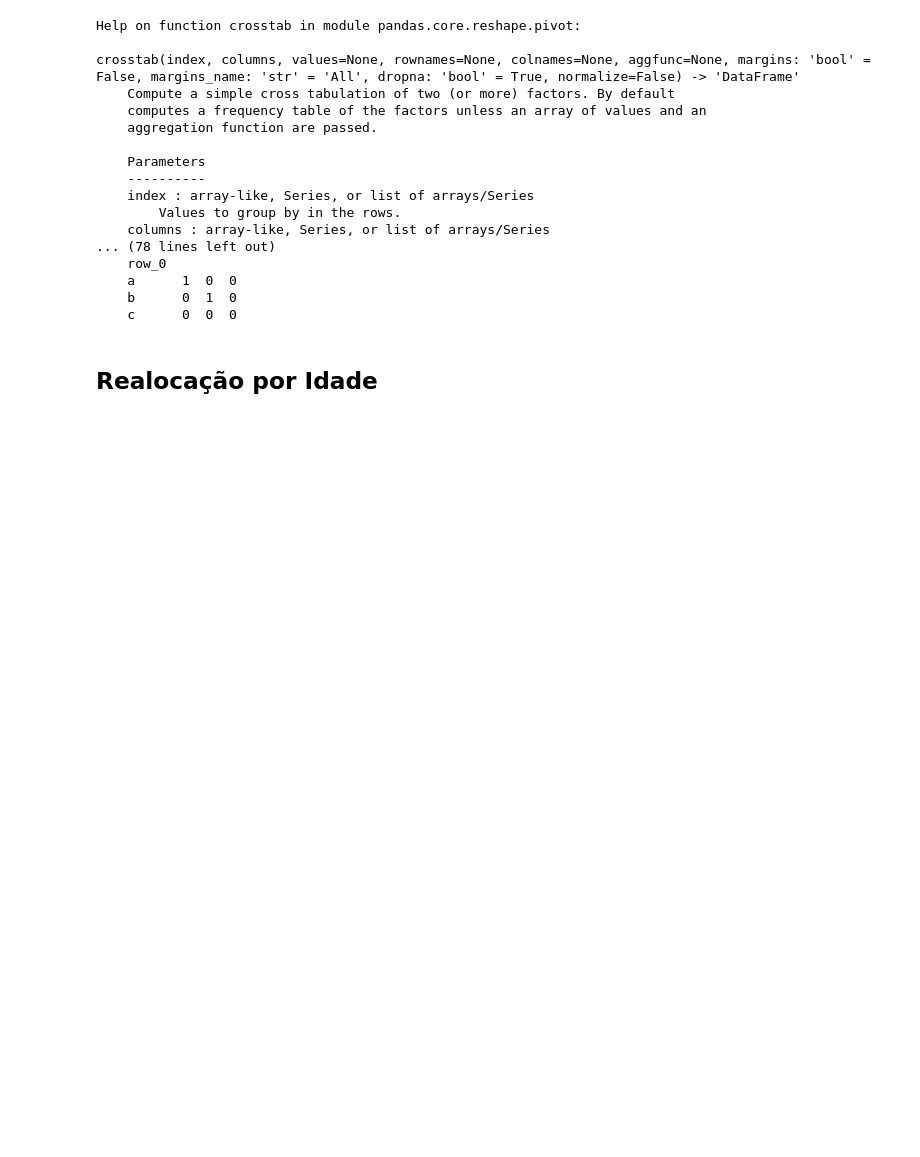
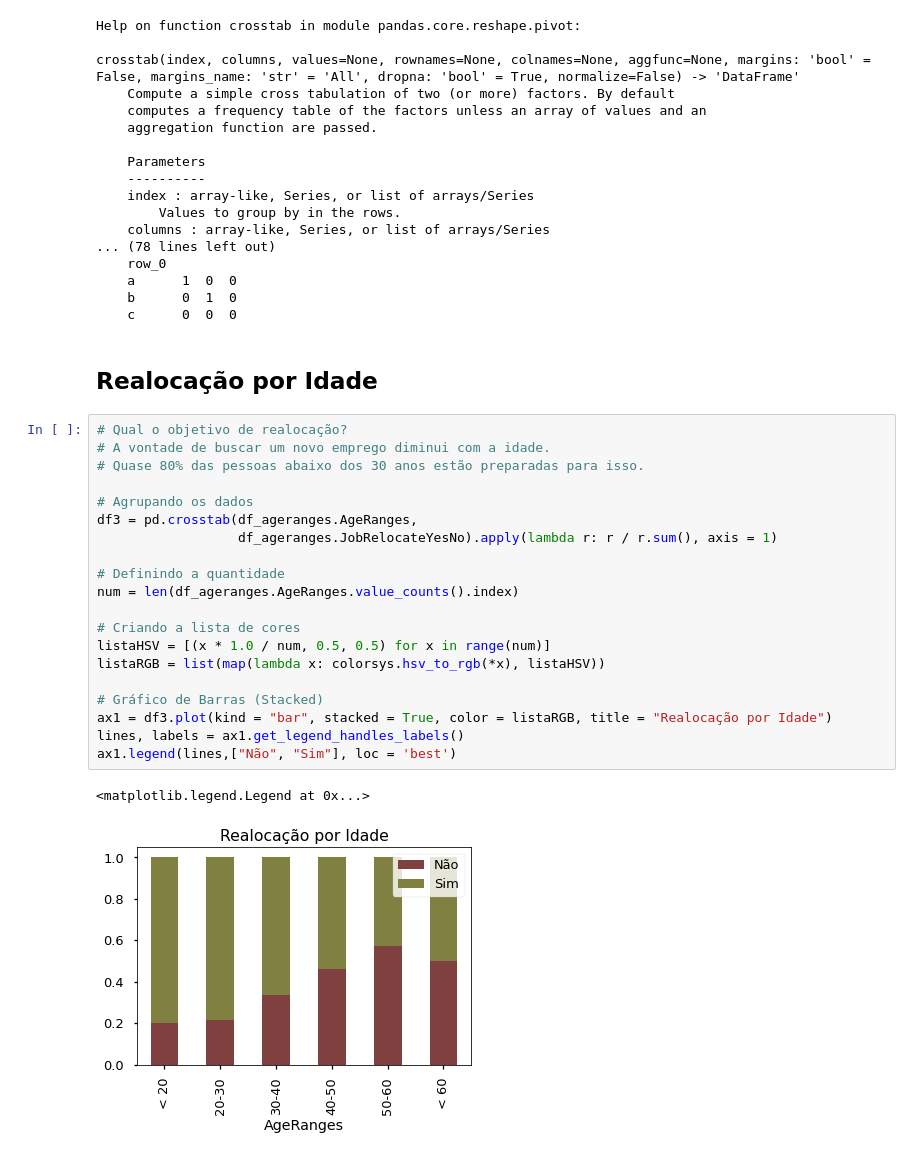
Before and after one commit to romulovieira777/Python_Fundamentos_Analise_Dados, a Jupyter notebook: Seção 09 - Introdução à Análise de Dados com Python/Notebooks/DSA-Python-Cap09-Analise-Exploratoria-de-Dados.ipynb, the cells around one changed output. Drawn from its saved outputs; the diff is of its cells as text; blank space fills up the shorter version.

Commit message:
Introdução à Análise de Dados com Python

```diff
--- a/Seção 09 - Introdução à Análise de Dados com Python/Notebooks/DSA-Python-Cap09-Analise-Exploratoria-de-Dados.ipynb
+++ b/Seção 09 - Introdução à Análise de Dados com Python/Notebooks/DSA-Python-Cap09-Analise-Exploratoria-de-Dados.ipynb
@@ -249,3 +249,26 @@ crosstab(index, columns, values=None, rownames=None, colnames=None, aggfunc=None
     c      0  0  0
 # %% [markdown]
 ## Realocação por Idade
+# %%
+# Qual o objetivo de realocação?
+# A vontade de buscar um novo emprego diminui com a idade.
+# Quase 80% das pessoas abaixo dos 30 anos estão preparadas para isso.
+
+# Agrupando os dados
+df3 = pd.crosstab(df_ageranges.AgeRanges,
+                  df_ageranges.JobRelocateYesNo).apply(lambda r: r / r.sum(), axis = 1)
+
+# Definindo a quantidade
+num = len(df_ageranges.AgeRanges.value_counts().index)
+
+# Criando a lista de cores
+listaHSV = [(x * 1.0 / num, 0.5, 0.5) for x in range(num)]
+listaRGB = list(map(lambda x: colorsys.hsv_to_rgb(*x), listaHSV))
+
+# Gráfico de Barras (Stacked)
+ax1 = df3.plot(kind = "bar", stacked = True, color = listaRGB, title = "Realocação por Idade")
+lines, labels = ax1.get_legend_handles_labels()
+ax1.legend(lines,["Não", "Sim"], loc = 'best')
+# %% [output]
+<matplotlib.legend.Legend at 0x...>
+[figure, added]
```
Also changed, not shown: parts of 5 cells of this notebook, 12 other files.
